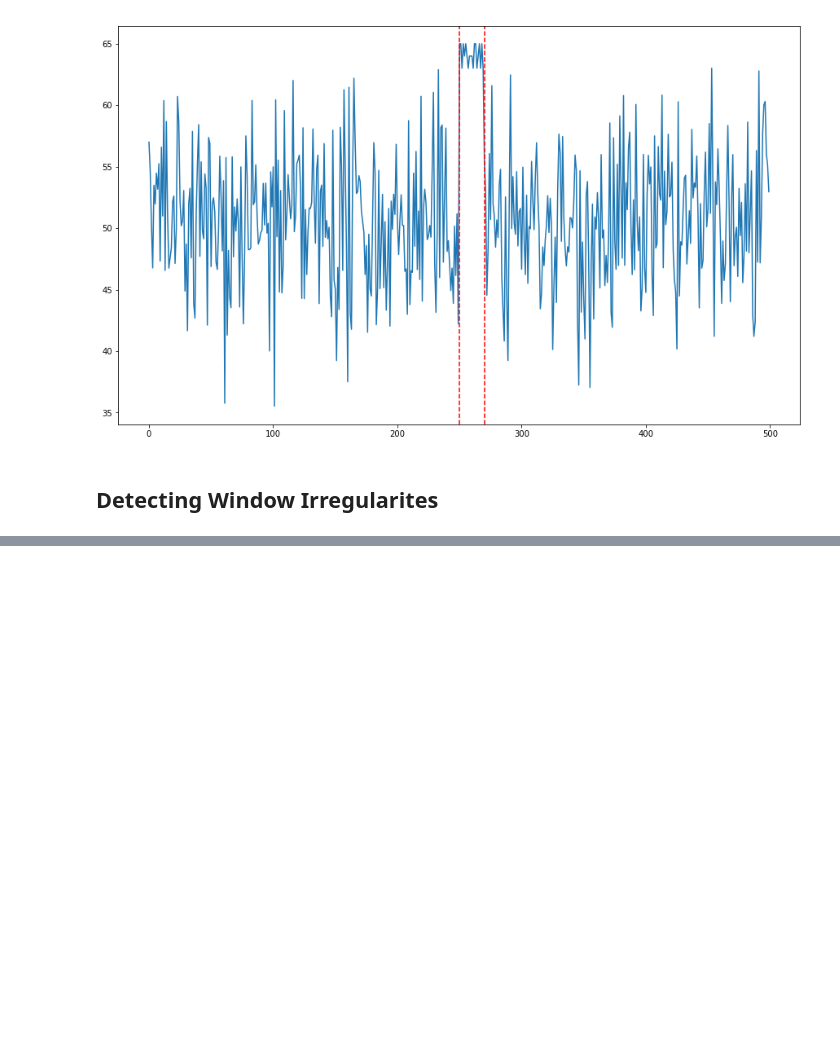
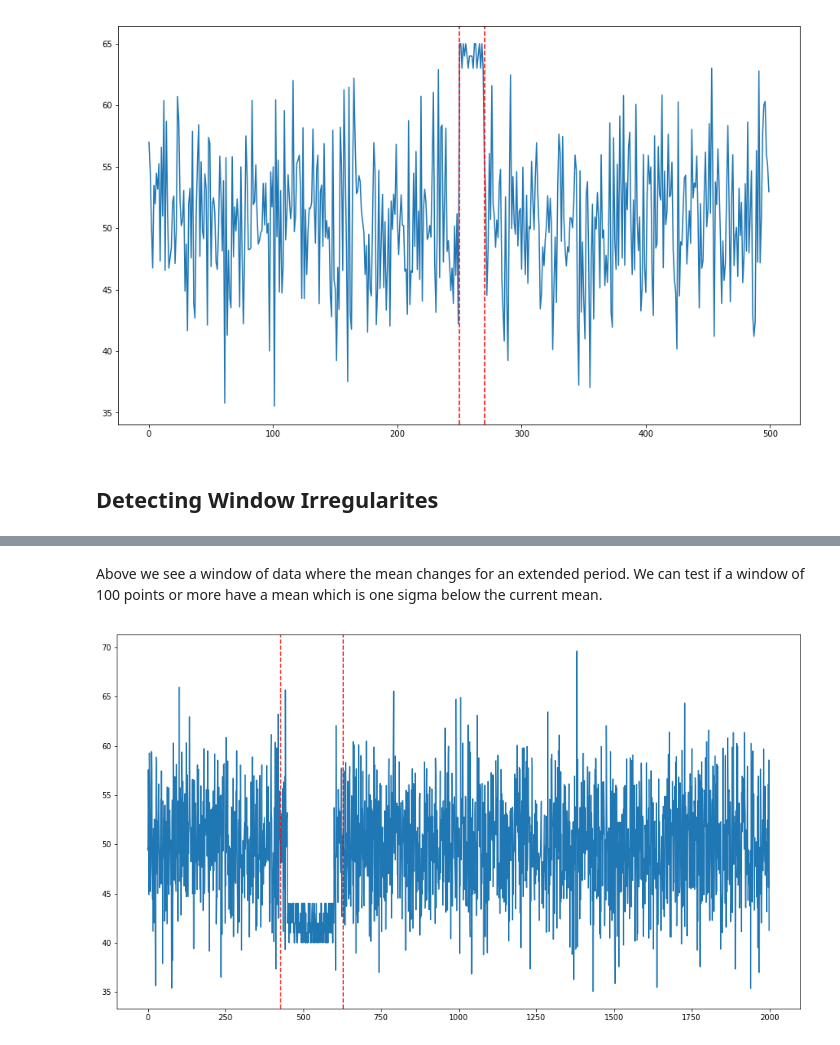
Before and after one commit to mbeale/time_series, a Jupyter notebook: Anomaly Detection.ipynb, the cells around one changed output, grey strips where cells are left out. Drawn from its saved outputs; the diff is of its cells as text; code cells hidden in the pictures; blank space fills up the shorter version.

```diff
--- a/Anomaly Detection.ipynb
+++ b/Anomaly Detection.ipynb
@@ -125,0 +149,27 @@ There can be windows within the series where the mean and deviation change too m
+# %% [markdown]
+Above we see a window of data where the mean changes for an extended period.  We can test if a window of 100 points or more have a mean which is one sigma below the current mean.
+# %%
+usual_mean = np.mean(y)
+usual_std  = np.std(y)
+
+fig = plt.figure(1, figsize=(16, 9))
+ax = fig.add_subplot(111)
+ax.plot(x, y)
+
+
+points = 0
+active = False
+for i in range(100, len(y)):
+    window_mean = np.mean(y[i-100:i])
+    window_std  = np.std(y[i-100:i])
+    if window_mean < usual_mean - usual_std or window_mean > usual_mean + usual_std:
+        points += 1
+        active = True
+    else:
+        if active:
+            ax.axvline(x=i-(points+100), color='r', linestyle='--')
+            ax.axvline(x=i, color='r', linestyle='--')
+        points = 0
+        active = False
+# %% [output]
+[figure, added]
```
Also changed, not shown: parts of 37 cells of this notebook, 3 other files.
